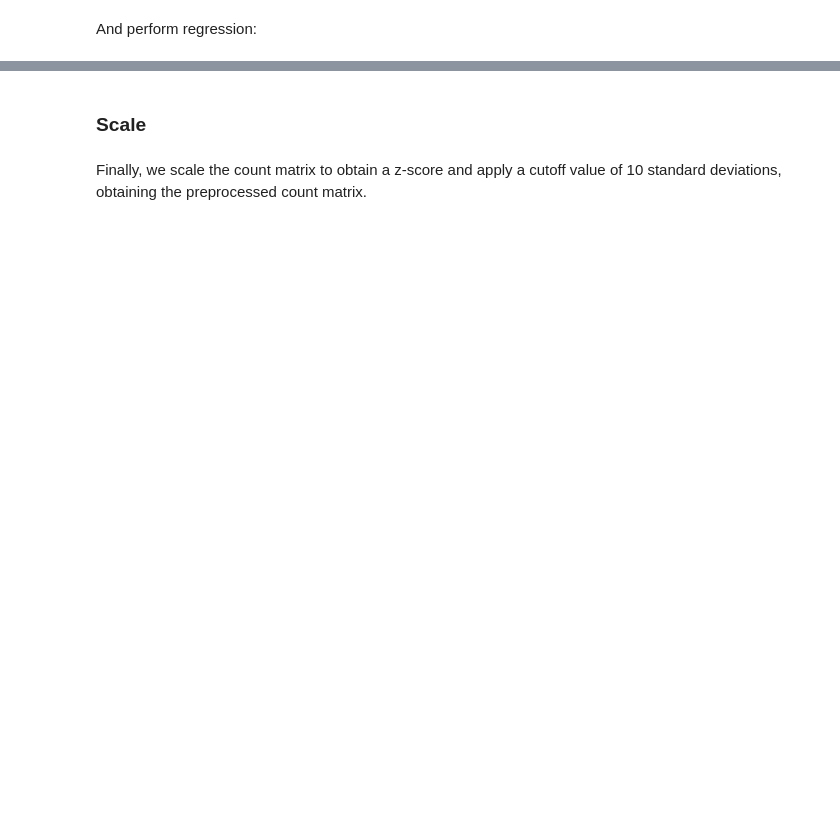
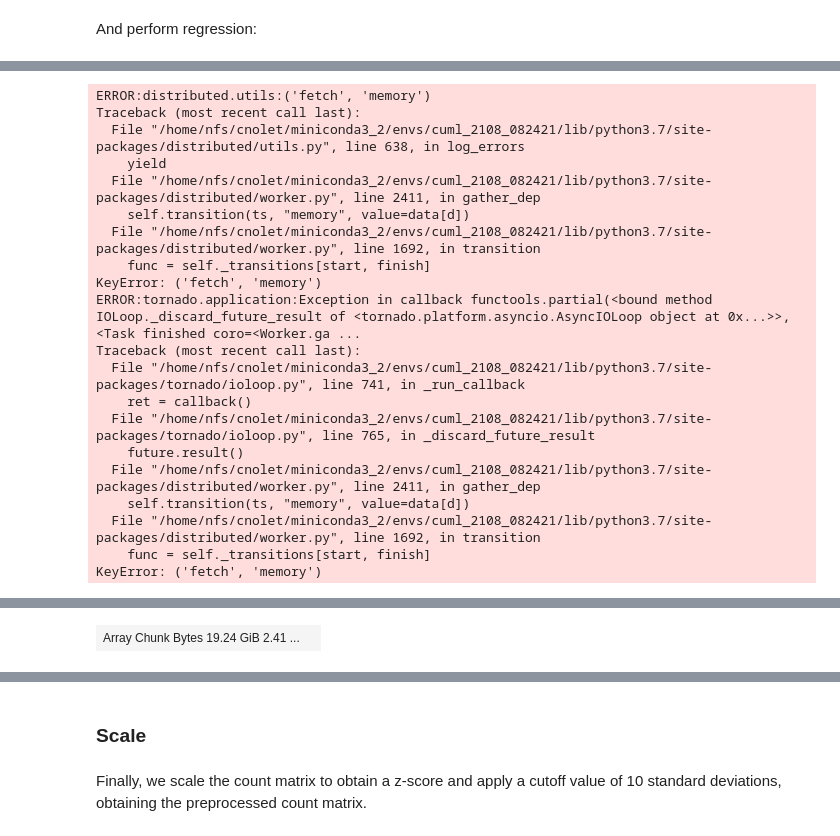
Before and after one commit to NVIDIA-Genomics-Research/rapids-single-cell-examples, a Jupyter notebook: notebooks/1M_brain_gpu_analysis_uvm.ipynb, the cells around one changed output, grey strips where cells are left out. Saved outputs shown, nothing was run; the diff lists cells and outputs as text; code cells hidden in the pictures; blank space fills up the shorter version.

```diff
--- a/notebooks/1M_brain_gpu_analysis_uvm.ipynb
+++ b/notebooks/1M_brain_gpu_analysis_uvm.ipynb
@@ -52,10 +53,16 @@ We use the RAPIDS memory manager to enable Unified Virtual Memory management, wh
 # %%
 import rmm
 
-rmm.reinitialize(managed_memory=True)
-cp.cuda.set_allocator(rmm.rmm_cupy_allocator)
+def set_mem():
+    rmm.reinitialize(managed_memory=True)
+    cp.cuda.set_allocator(rmm.rmm_cupy_allocator)
 
-cluster = LocalCUDACluster()
+
+cluster = LocalCUDACluster(CUDA_VISIBLE_DEVICES="1, 2, 3, 4, 5, 6, 7")
 client = Client(cluster)
+
+set_mem()
+client.run(set_mem)
+
 client
 # %% [output]
@@ -209,0 +237,28 @@ Wall time: 5min 22s
+# %%
+%%time
+import cupy as cp
+n_rows = dask_sparse_arr.shape[0]
+dask_sparse_arr = dask_sparse_arr.map_blocks(lambda x: x.todense(), dtype="float32", meta=cp.array(cp.zeros((0,)))).T
+dask_sparse_arr = dask_sparse_arr.rechunk((500, n_rows)).persist()
+dask_sparse_arr.compute_chunk_sizes()
+# %% [output]
+ERROR:distributed.utils:('fetch', 'memory')
+Traceback (most recent call last):
+  File "/home/nfs/cnolet/miniconda3_2/envs/cuml_2108_082421/lib/python3.7/site-packages/distributed/utils.py", line 638, in log_errors
+    yield
+  File "/home/nfs/cnolet/miniconda3_2/envs/cuml_2108_082421/lib/python3.7/site-packages/distributed/worker.py", line 2411, in gather_dep
+    self.transition(ts, "memory", value=data[d])
+  File "/home/nfs/cnolet/miniconda3_2/envs/cuml_2108_082421/lib/python3.7/site-packages/distributed/worker.py", line 1692, in transition
+    func = self._transitions[start, finish]
+KeyError: ('fetch', 'memory')
+ERROR:tornado.application:Exception in callback functools.partial(<bound method IOLoop._discard_future_result of <tornado.platform.asyncio.AsyncIOLoop object at 0x...>>, <Task finished coro=<Worker.ga ...
+Traceback (most recent call last):
+  File "/home/nfs/cnolet/miniconda3_2/envs/cuml_2108_082421/lib/python3.7/site-packages/tornado/ioloop.py", line 741, in _run_callback
+    ret = callback()
+  File "/home/nfs/cnolet/miniconda3_2/envs/cuml_2108_082421/lib/python3.7/site-packages/tornado/ioloop.py", line 765, in _discard_future_result
+    future.result()
+  File "/home/nfs/cnolet/miniconda3_2/envs/cuml_2108_082421/lib/python3.7/site-packages/distributed/worker.py", line 2411, in gather_dep
+    self.transition(ts, "memory", value=data[d])
+  File "/home/nfs/cnolet/miniconda3_2/envs/cuml_2108_082421/lib/python3.7/site-packages/distributed/worker.py", line 1692, in transition
+    func = self._transitions[start, finish]
+KeyError: ('fetch', 'memory')
@@ -209,0 +267 @@ Wall time: 5min 22s
+| Array Chunk Bytes 19.24 GiB 2.41 ... |  |
```
Also changed, not shown: parts of 47 cells of this notebook, 1 other file.
